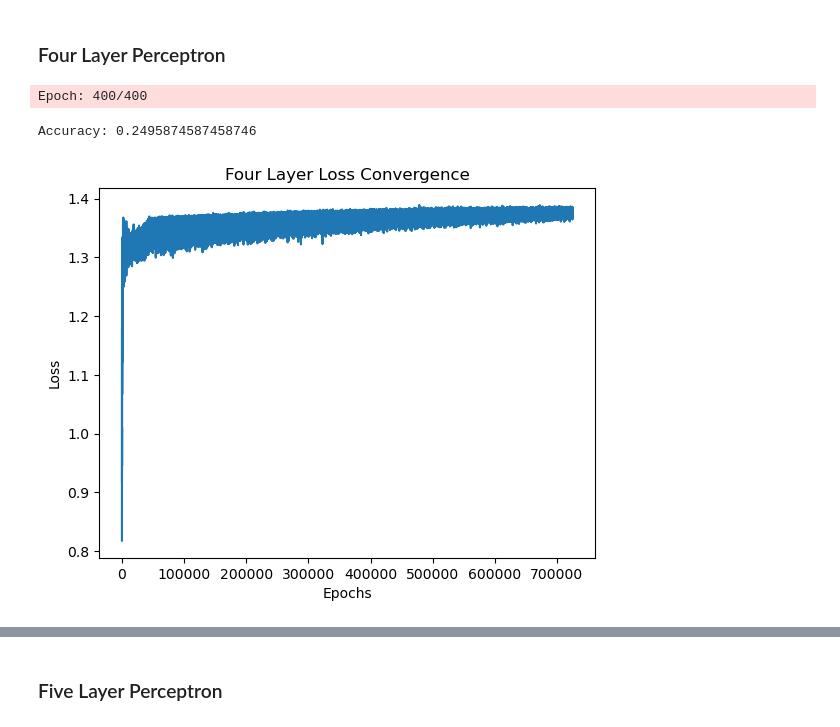
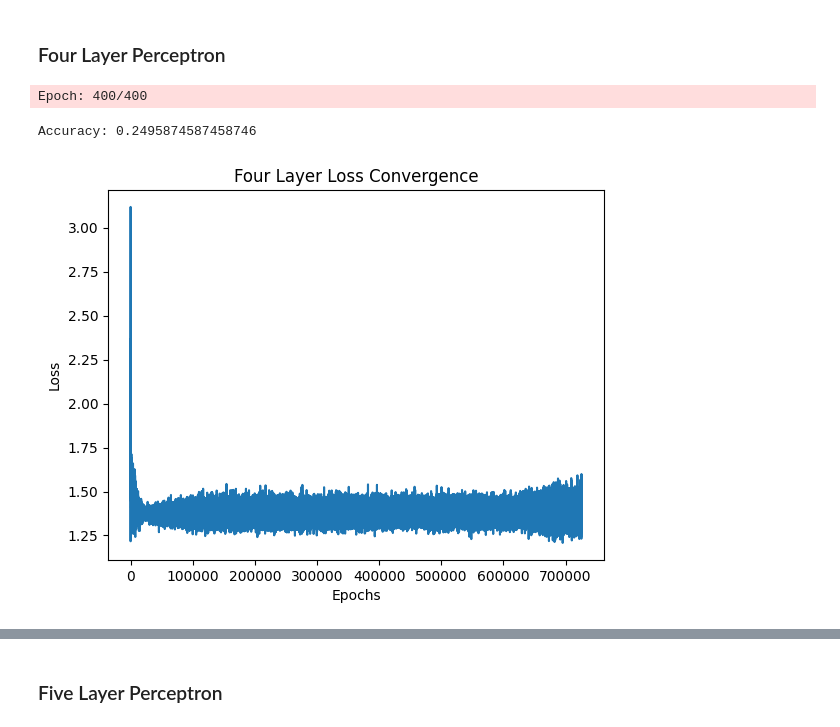
Before and after one commit to jadennathaniel/ml-lab4, a Jupyter notebook: main.ipynb, the cells around one changed output, grey strips where cells are left out. Saved outputs shown, nothing was run; the diff lists cells and outputs as text; code cells hidden in the pictures.

```diff
--- a/main.ipynb
+++ b/main.ipynb
@@ -332,9 +332,6 @@ class ThreeLayerPerceptronBase(TwoLayerPerceptronBase):
     def _cost(self, A4, Y, W1, W2, W3):
         """Get the objective function value for three layers."""
         m = Y.shape[0]
-        # Y_expanded = np.zeros_like(A4)
-        # Y_expanded[Y, np.arange(m)] = 1
-        # log_probs = -Y_expanded.log(A4) - (1 - Y_expanded) * np.log(1 - A4)
         log_probs = -np.log(A4[Y, np.arange(m)])
         cost = np.sum(log_probs) / m
         L2_term = self._L2_reg(self.l2_C, W1, W2, W3)
@@ -363,10 +360,10 @@ class ThreeLayerPerceptronVectorized(ThreeLayerPerceptron):
     def _get_gradient(self, A1, A2, A3, A4, Z1, Z2, Z3, Y, W1, W2, W3):
         """Compute gradient step using backpropagation for three layers."""
         m = Y.shape[0]
-        Y_expanded = np.zeros_like(A4)
-        Y_expanded[Y, np.arange(m)] = 1
+
         # vectorized backpropagation
-        V3 = (A4 - Y_expanded) * A4 * (1 - A4)
+        V3 = A4.copy()
+        V3[Y, np.arange(m)] -= 1
         V2 = (W3.T @ V3) * A3 * (1 - A3)
         V1 = (W2.T @ V2) * A2 * (1 - A2)
 
@@ -457,12 +454,19 @@ Accuracy: 0.24986248624862487
 # %%
-# average gradient magnitudes
-grads = np.array(nn.grads_)
-plt.plot(grads[:, 0], label='Hidden Layer 1')
-plt.plot(grads[:, 1], label='Hidden Layer 2')
-plt.plot(grads[:, 2], label='Output Layer')
-plt.xlabel('Iterations')
-plt.ylabel('Average gradient magnitude')
+# Average gradient magnitudes
+grads = np.array(nn_3.grads_)
+
+# Define the number of iterations corresponding to the first 100 epochs
+num_iterations = 100
+
+# Plot only the first 100 epochs
+plt.figure()
+plt.plot(np.abs(grads[:num_iterations, 0]), label='W1')
+plt.plot(np.abs(grads[:num_iterations, 1]), label='W2')
+plt.plot(np.abs(grads[:num_iterations, 2]), label='W3')
+
 plt.legend()
-plt.title('Gradient Descent Convergence')
+plt.ylabel('Average Gradient Magnitude')
+plt.xlabel('Iteration (First 100 Epochs)')
+plt.title('Gradient Magnitudes for Each Layer (First 100 Epochs)')
 plt.show()
 # %% [output]
@@ -534,10 +540,10 @@ class FourLayerPerceptronVectorized(FourLayerPerceptron):
     def _get_gradient(self, A1, A2, A3, A4, A5, Z1, Z2, Z3, Z4, Y, W1, W2, W3, W4):
         """Compute gradient step using backpropagation for four layers."""
         m = Y.shape[0]
-        Y_expanded = np.zeros_like(A5)
-        Y_expanded[Y, np.arange(m)] = 1
+
         # vectorized backpropagation
-        V4 = (A5 - Y_expanded) * A5 * (1 - A5)
+        V4 = A5.copy()
+        V4[Y, np.arange(m)] -= 1
         V3 = (W4.T @ V4) * A4 * (1 - A4)
         V2 = (W3.T @ V3) * A3 * (1 - A3)
         V1 = (W2.T @ V2) * A2 * (1 - A2)
@@ -600,31 +606,31 @@ class FourLayerPerceptronVectorized(FourLayerPerceptron):
                     np.mean(np.abs(gradW3)),
                     np.mean(np.abs(gradW4))
                 ]
                 self.grads_.append(grads)
 
             if print_progress and (i + 1) % print_progress == 0:
                 sys.stderr.write(f'\rEpoch: {i + 1}/{self.epochs}')
                 sys.stderr.flush()
 
         return self
 
 X_train = train_data.drop(columns=['ChildPovertyClass'])
 y_train = train_data['ChildPovertyClass']
 X_test = test_data.drop(columns=['ChildPovertyClass'])
 y_test = test_data['ChildPovertyClass']
 
 params = dict(n_hidden=50, n_hidden2=50, n_hidden3=50, C=0.1, epochs=400, eta=0.001, random_state=1)
 nn_4 = FourLayerPerceptronVectorized(**params)
 nn_4.fit(X_train, y_train, batch_size=32, print_progress=50)
 yhat = nn_4.predict(X_test)
 accuracy = accuracy_score(y_test, yhat)
 print(f'Accuracy: {accuracy}')
 plt.plot(nn.cost_)
 plt.xlabel('Epochs')
 plt.ylabel('Loss')
 plt.title('Four Layer Loss Convergence')
 plt.show()
 # %% [output]
 Epoch: 400/400
 Accuracy: 0.2495874587458746
-[figure, old version]
+[figure, new version]
```
Also changed, not shown: parts of 12 cells of this notebook.
